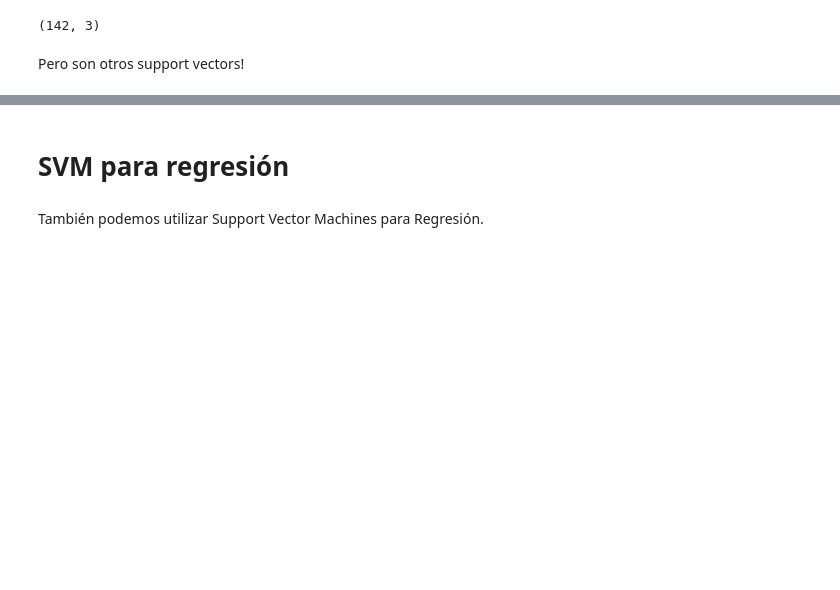
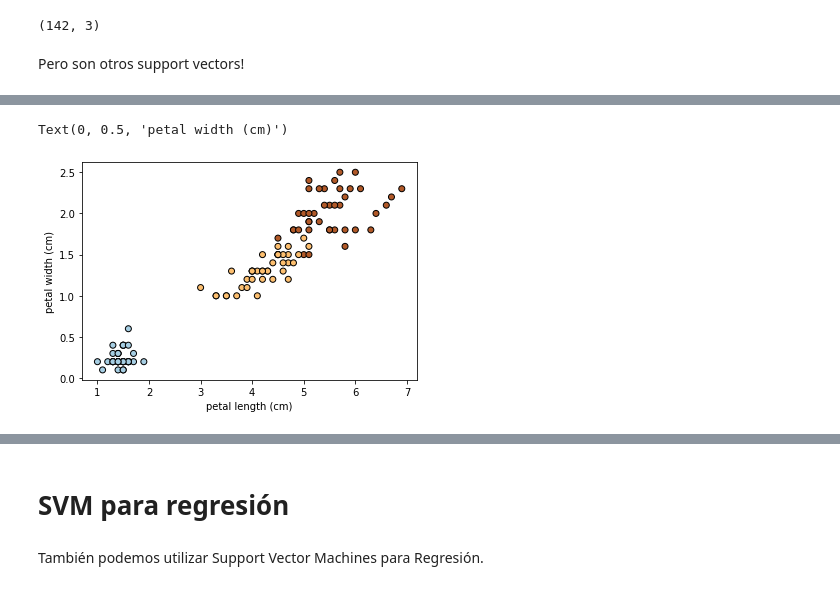
Before and after one commit to naikymen/ML_UNSAM, a Jupyter notebook: 10p_handson_SVM.ipynb, the cells around one changed output, grey strips where cells are left out. Drawn from its saved outputs; the diff is of its cells as text; code cells hidden in the pictures; blank space fills up the shorter version.

```diff
--- a/10p_handson_SVM.ipynb
+++ b/10p_handson_SVM.ipynb
@@ -151,0 +153,11 @@ for pair in ([0, 1], [0, 2], [2, 3]):
+# %%
+X_2d=X[:,[2,3]]
+# %%
+X_train, X_test, y_train, y_test = train_test_split(X_2d,t,test_size=0.2)
+# %%
+plt.scatter(X_train[:,0],X_train[:,1],c=y_train, edgecolors='k', cmap=plt.cm.Paired)
+plt.xlabel(iris.feature_names[2])
+plt.ylabel(iris.feature_names[3])
+# %% [output]
+Text(0, 0.5, 'petal width (cm)')
+[figure, added]
```
Also changed, not shown: parts of 25 cells of this notebook.
